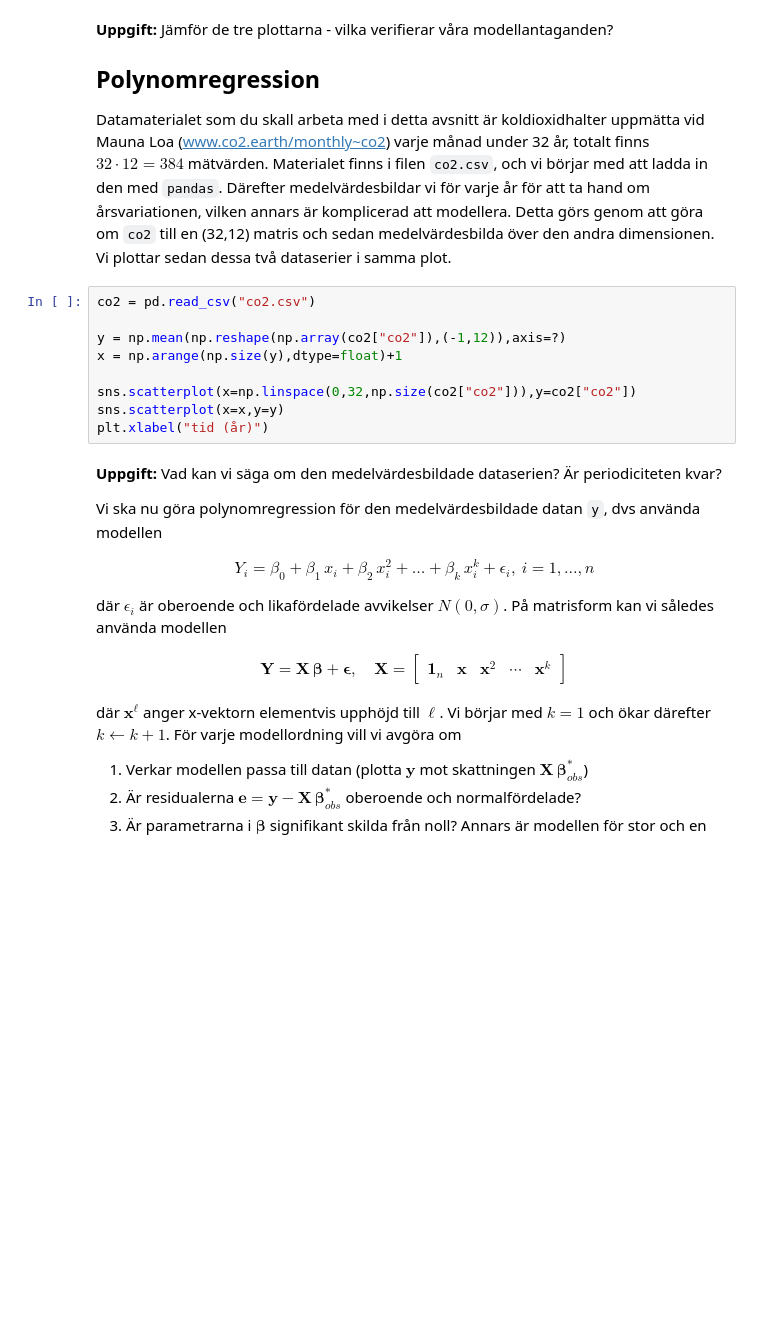
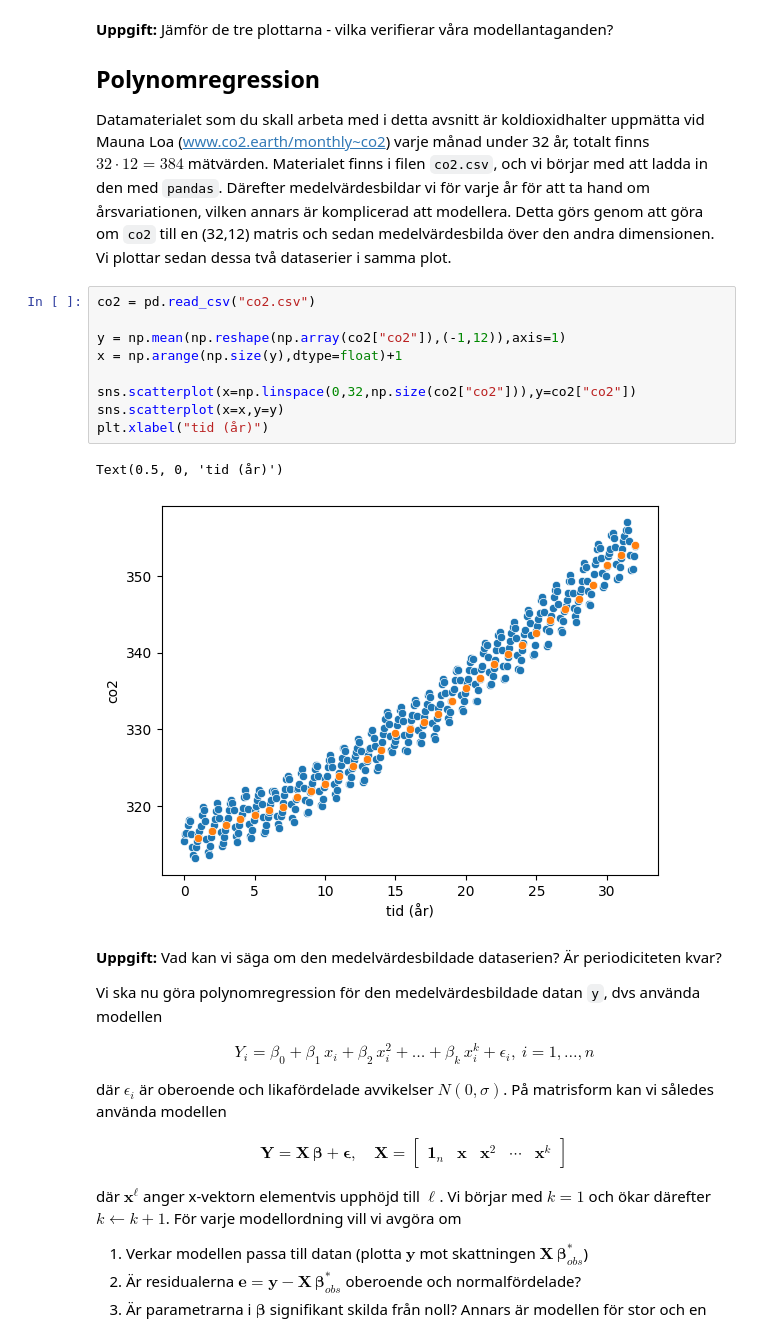
Before and after one commit to GITGUOD/FMSF20-Matematisk-statistik-allm-nkurs, a Jupyter notebook: Lab4/fmsf20_lab4_HT24.ipynb, the cells around one changed output. Saved outputs shown, nothing was run; the diff lists cells and outputs as text; blank space fills up the shorter version.

```diff
--- a/Lab4/fmsf20_lab4_HT24.ipynb
+++ b/Lab4/fmsf20_lab4_HT24.ipynb
@@ -153,12 +183,15 @@ Datamaterialet som du skall arbeta med i detta avsnitt är koldioxidhalter uppm
 # %%
 co2 = pd.read_csv("co2.csv")
 
-y = np.mean(np.reshape(np.array(co2["co2"]),(-1,12)),axis=?)
+y = np.mean(np.reshape(np.array(co2["co2"]),(-1,12)),axis=1)
 x = np.arange(np.size(y),dtype=float)+1
 
 sns.scatterplot(x=np.linspace(0,32,np.size(co2["co2"])),y=co2["co2"])
 sns.scatterplot(x=x,y=y)
 plt.xlabel("tid (år)")
+# %% [output]
+Text(0.5, 0, 'tid (år)')
+[figure, added]
 # %% [markdown]
 **Uppgift:** Vad kan vi säga om den medelvärdesbildade dataserien? Är periodiciteten kvar?
 
```
Also changed, not shown: parts of 14 cells of this notebook, 1 other file.
